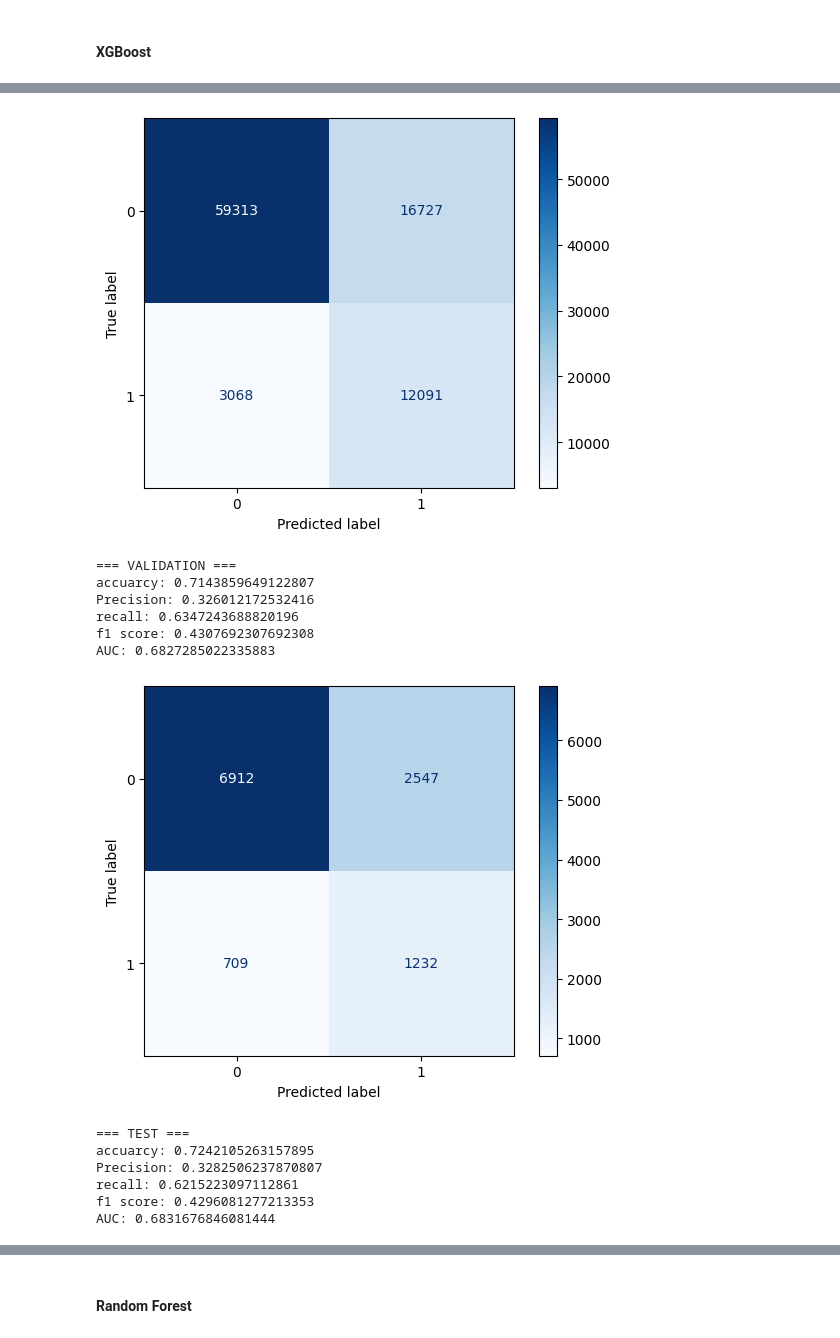
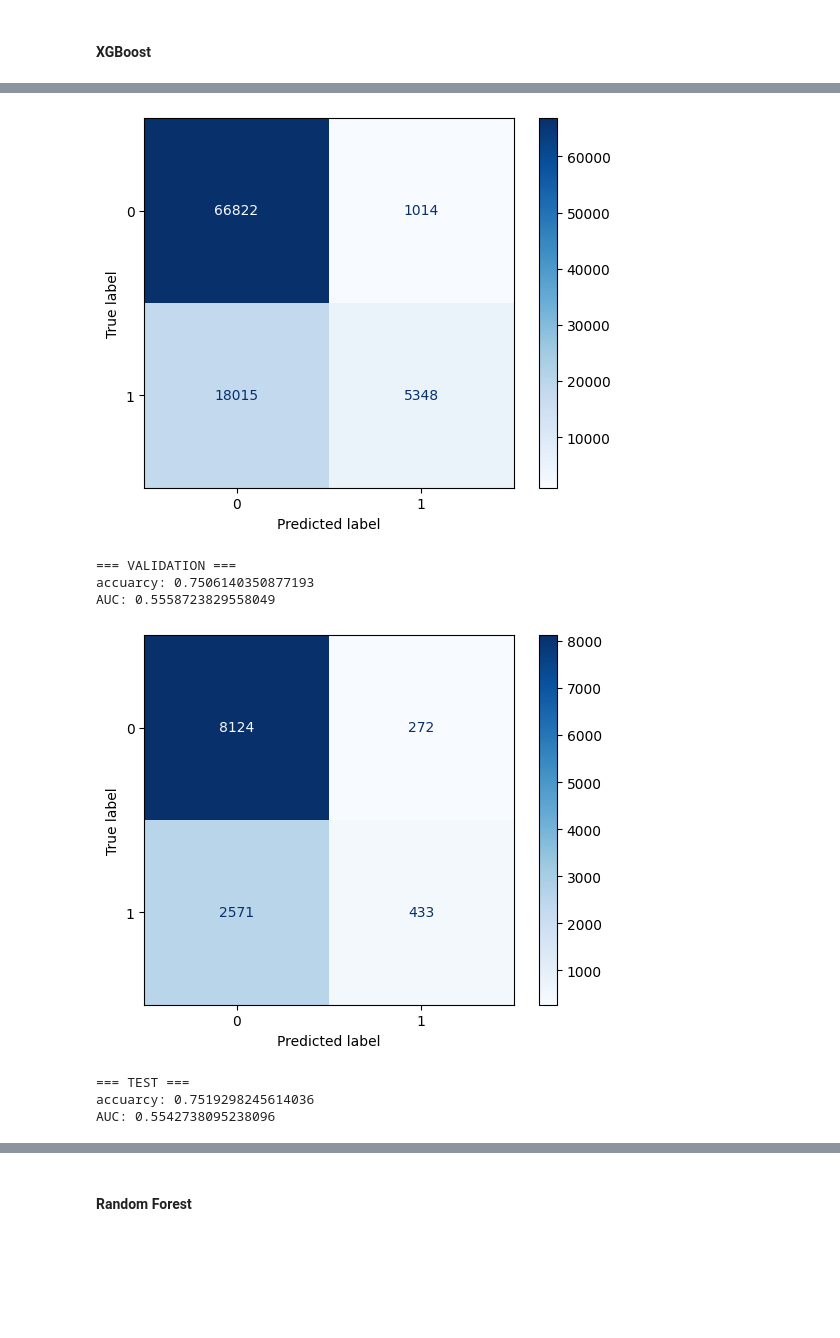
Before and after one commit to pycoder49/spotify_predictions, a Jupyter notebook: main.ipynb, the cells around one changed output, grey strips where cells are left out. Saved outputs shown, nothing was run; the diff lists cells and outputs as text; code cells hidden in the pictures; blank space fills up the shorter version.

```diff
--- a/main.ipynb
+++ b/main.ipynb
@@ -407,9 +410,9 @@ Name: count, Length: 101, dtype: int64
     0: non popular song
     1: popular song
 """
-df.loc[df['popularity'] < 57, 'popularity'] = 0   # Low
+df.loc[df['popularity'] < 50, 'popularity'] = 0   # Low
 # df_norm.loc[(df_norm['popularity'] >= 30) & (df_norm['popularity'] < 40), 'popularity'] = 1  # Medium
-df.loc[df['popularity'] >= 57, 'popularity'] = 1  # High
+df.loc[df['popularity'] >= 50, 'popularity'] = 1  # High
 
 df['popularity'].value_counts()
 # %% [output]
@@ -450,32 +453,17 @@ def evaluate(model, X, y, name="set"):
 
 
 
+
 def evaluate_classification(model, X, y, name="set", threshold = 0.5):
-    y_pred = model.predict(X)
+    y_proba = model.predict_proba(X)[:, 1]
+    y_pred = (y_proba >= threshold).astype(int)
     print(f"\n=== {name.upper()} ===")
     print("accuarcy:", accuracy_score(y,y_pred))
-    print("Precision:", precision_score(y, y_pred))
-    print("recall:", recall_score(y, y_pred))
-    print("f1 score:", f1_score(y, y_pred))
     print("AUC:", roc_auc_score(y,y_pred))
     cm = confusion_matrix(y, y_pred)
     disp = ConfusionMatrixDisplay(confusion_matrix=cm, display_labels=[0,1])
     disp.plot(cmap=plt.cm.Blues)
     plt.show()
-
-def evaluate_rf(model, X, y, name="set", threshold = 0.5):
-    y_proba = model.predict_proba(X)[:, 1]
-    y_pred = (y_proba >= threshold).astype(int)
-    print(f"\n=== {name.upper()} ===")
-    print("accuarcy:", accuracy_score(y,y_pred))
-    print("Precision:", precision_score(y, y_pred))
-    print("recall:", recall_score(y, y_pred))
-    print("f1 score:", f1_score(y, y_pred))
-    print("AUC:", roc_auc_score(y,y_pred))
-    cm = confusion_matrix(y, y_pred)
-    disp = ConfusionMatrixDisplay(confusion_matrix=cm, display_labels=[0,1])
-    disp.plot(cmap=plt.cm.Blues)
-    plt.show()
 # %% [markdown]
 #### Split training data
 # %%
@@ -582,13 +572,11 @@ AUC: 0.5080606037989327
 #### XGBoost
 # %%
 xgb_model = XGBClassifier()
+# xgb_model.fit(X_train, y_train)
 xgb_model.fit(X_train, y_train)
-# Evaluate on validation
 
-evaluate_rf(xgb_model, X_train, y_train, "train", threshold=0.2)
-evaluate_rf(xgb_model, X_valid, y_valid, "Validation", threshold=0.2)
-
-# Evaluate on test
-evaluate_rf(xgb_model, X_test, y_test, "Test", threshold=0.2)
+evaluate_classification(xgb_model, X_train, y_train, "train", threshold=0.5)
+evaluate_classification(xgb_model, X_valid, y_valid, "Validation", threshold=0.5)
+evaluate_classification(xgb_model, X_test, y_test, "Test", threshold=0.5)
 # %% [output]
 === TRAIN ===
@@ -600,14 +585,8 @@ AUC: 0.7888178257168734
-[figure, old version]
+[figure, new version]
 === VALIDATION ===
-accuarcy: 0.7143859649122807
-Precision: 0.326012172532416
-recall: 0.6347243688820196
-f1 score: 0.4307692307692308
-AUC: 0.6827285022335883
+accuarcy: 0.7506140350877193
+AUC: 0.5558723829558049
-[figure, old version]
+[figure, new version]
 === TEST ===
-accuarcy: 0.7242105263157895
-Precision: 0.3282506237870807
-recall: 0.6215223097112861
-f1 score: 0.4296081277213353
-AUC: 0.6831676846081444
+accuarcy: 0.7519298245614036
+AUC: 0.5542738095238096
```
Also changed, not shown: parts of 11 cells of this notebook.
